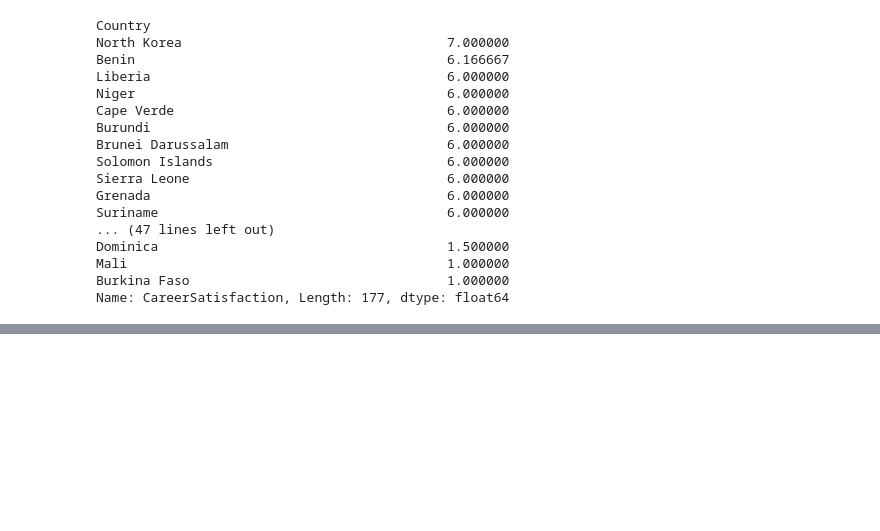
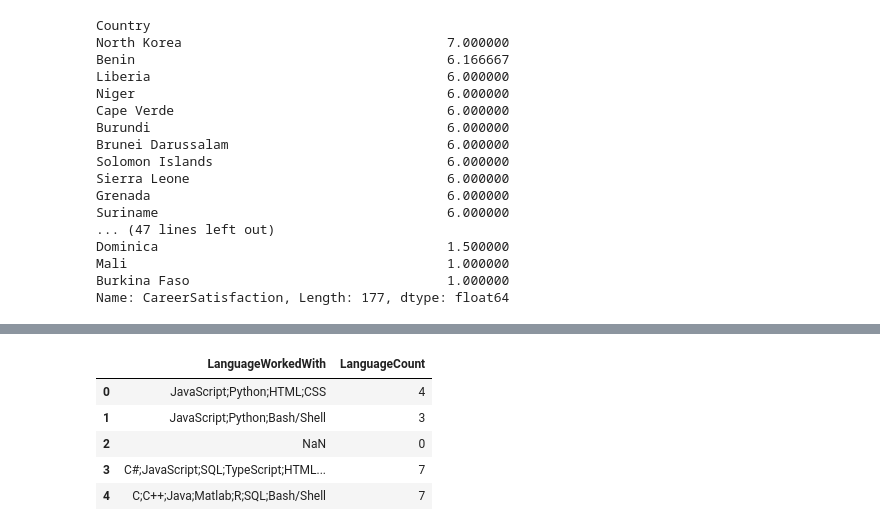
Before and after one commit to iliakplv/overflow, a Jupyter notebook: analysis.ipynb, the cells around one changed output, grey strips where cells are left out. Saved outputs shown, nothing was run; the diff lists cells and outputs as text; code cells hidden in the pictures; blank space fills up the shorter version.

```diff
--- a/analysis.ipynb
+++ b/analysis.ipynb
@@ -246,0 +247,11 @@ df[['Age', 'CareerSatisfaction']].dropna() \
+# %%
+# Let's count the number of languages people worked with and add a new column: LanguageCount
+df['LanguageCount'] = (df['LanguageWorkedWith'].str.count(';') + 1).fillna('0')
+df[['LanguageWorkedWith', 'LanguageCount']].head()
+# %% [output]
+|  | LanguageWorkedWith | LanguageCount |
+| 0 | JavaScript;Python;HTML;CSS | 4 |
+| 1 | JavaScript;Python;Bash/Shell | 3 |
+| 2 | NaN | 0 |
+| 3 | C#;JavaScript;SQL;TypeScript;HTML... | 7 |
+| 4 | C;C++;Java;Matlab;R;SQL;Bash/Shell | 7 |
```
Also changed, not shown: parts of 5 cells of this notebook.
